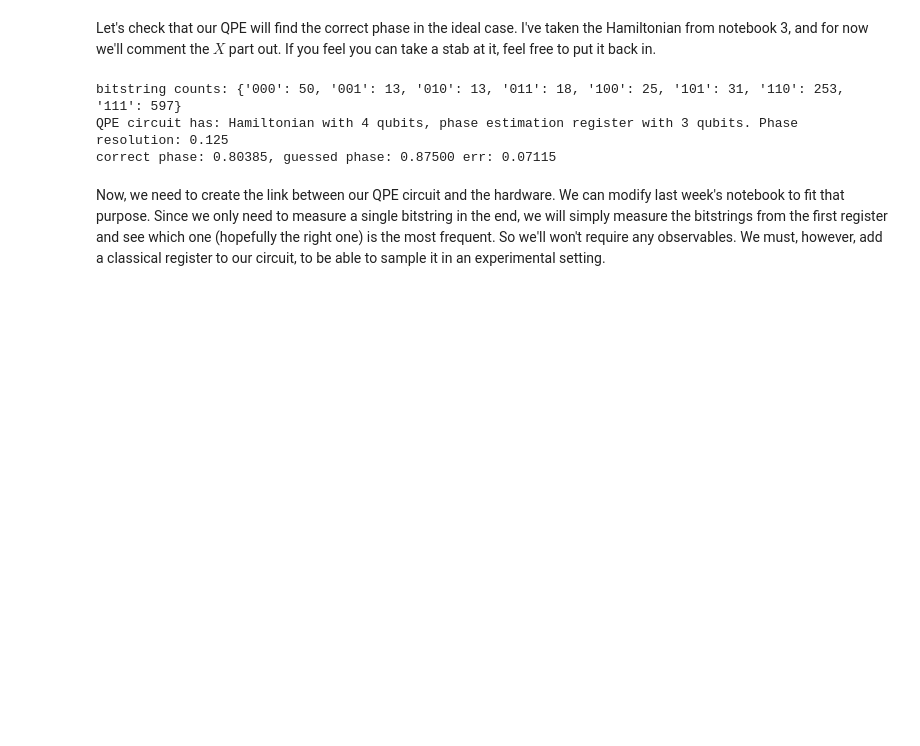
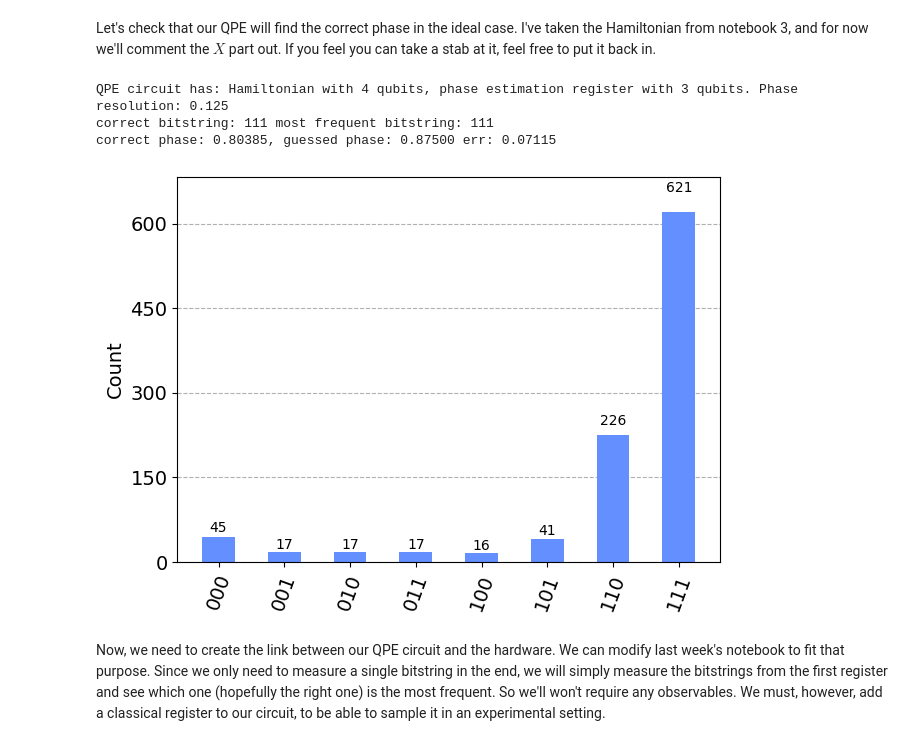
Before and after one commit to lmarti-dev/qiskit-tutorials, a Jupyter notebook: notebooks/solutions/07b_ibm_qpe.ipynb, the cells around one changed output. Cells and saved outputs as stored; diff of their text form; code cells hidden in the pictures; blank space fills up the shorter version.

```diff
--- a/notebooks/solutions/07b_ibm_qpe.ipynb
+++ b/notebooks/solutions/07b_ibm_qpe.ipynb
@@ -40,7 +40,8 @@ from qiskit import QuantumCircuit, QuantumRegister,ClassicalRegister
 from qiskit.circuit.library import QFT, PauliEvolutionGate
 from qiskit.quantum_info import SparsePauliOp, Statevector
 from qiskit.result import Counts
-
+from qiskit.visualization import plot_histogram
+import matplotlib.pyplot as plt
 
 def from_bitstring(n_qubits:int,bitstring:str)->int:
     if isinstance(bitstring,str):
@@ -105,8 +106,8 @@ def qpe_circuit(r1:int,ham:SparsePauliOp,target_idx:int,time_scaling:float):
 def phase_from_counts(counts:dict)->float:
     counts = Counts(counts)
     bitstring =counts.most_frequent()
-    print(f"bitstring counts: {counts}")
-    return np.sum([(int(v))*2**-(i+1) for i,v in enumerate(bitstring)]),bitstring
+    fig=plot_histogram(counts)
+    return np.sum([(int(v))*2**-(i+1) for i,v in enumerate(bitstring)]),bitstring,fig
 
 
 def phase_from_statevector_simulation(circ:QuantumCircuit,psi:np.ndarray,n_shots:int=1000)->float:
@@ -114,32 +115,43 @@ def phase_from_statevector_simulation(circ:QuantumCircuit,psi:np.ndarray,n_shots
     r1=len(circ.qregs[0])
     counts=statevector.sample_counts(n_shots,qargs=range(r1))
     return phase_from_counts(counts)
+
+def print_info(target_phase:float,computed_phase:float,output_bitstring:str,correct_bitstring:str):
+    print(f"correct bitstring: {correct_bitstring} most frequent bitstring: {output_bitstring}")
+    print(f"correct phase: {target_phase:.5f}, guessed phase: {computed_phase:.5f} err: {np.abs(target_phase-computed_phase):.5f}")
+
+def get_correct_bitstring(target_phase:float,r1:int):
+    return to_bitstring(r1,int(np.ceil(target_phase*(2**r1))))
 # %% [markdown]
 Let's check that our QPE will find the correct phase in the ideal case. I've taken the Hamiltonian from notebook 3, and for now we'll comment the $X$ part out. If you feel you can take a stab at it, feel free to put it back in.
 # %%
 r2 = 4
 J=1
 g=1
 
 hamiltonian_J = sum([J*SparsePauliOp(s*"I"+"ZZ"+(r2-2-s)*"I") for s in range(r2-1)])
 # hamiltonian_g = sum([g*SparsePauliOp(s*"I"+"X"+(num_qubits-1-s)*"I") for s in range(num_qubits-1)])
 
 # hamiltonian = hamiltonian_J + hamiltonian_g
 hamiltonian = hamiltonian_J
 
 r1=3
 
 time_scaling=np.sqrt(3)
 target_idx=0
 
 circ,target_phase,target_state,target_state_bitstring = qpe_circuit(r1,hamiltonian,target_idx,time_scaling)
-computed_phase,output_bitstring = phase_from_statevector_simulation(circ,target_state)
+correct_bitstring = get_correct_bitstring(target_phase,r1)
+computed_phase,output_bitstring,fig = phase_from_statevector_simulation(circ,target_state)
 print(f"QPE circuit has: Hamiltonian with {r2} qubits, phase estimation register with {r1} qubits. Phase resolution: {2**(-r1)}")
-print(f"correct phase: {target_phase:.5f}, guessed phase: {computed_phase:.5f} err: {np.abs(target_phase-computed_phase):.5f}")
+print_info(target_phase,computed_phase,output_bitstring,correct_bitstring)
+# neat trick to show the figure in jupyter notebook
+fig
 # %% [output]
-bitstring counts: {'000': 50, '001': 13, '010': 13, '011': 18, '100': 25, '101': 31, '110': 253, '111': 597}
 QPE circuit has: Hamiltonian with 4 qubits, phase estimation register with 3 qubits. Phase resolution: 0.125
+correct bitstring: 111 most frequent bitstring: 111
 correct phase: 0.80385, guessed phase: 0.87500 err: 0.07115
+[figure, added]
 # %% [markdown]
 Now, we need to create the link between our QPE circuit and the hardware. We can modify last week's notebook to fit that purpose. Since we only need to measure a single bitstring in the end, we will simply measure the bitstrings from the first register and see which one (hopefully the right one) is the most frequent. So we'll won't require any observables. We must, however, add a classical register to our circuit, to be able to sample it in an experimental setting.
 # %%
```
Also changed, not shown: parts of 10 cells of this notebook, 1 other file.
